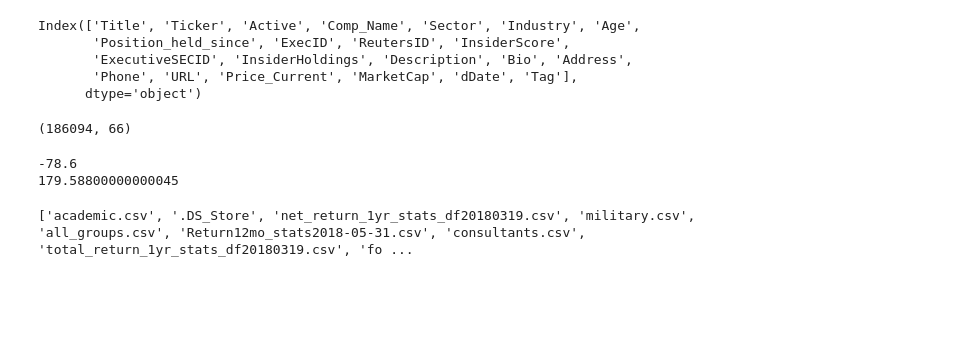
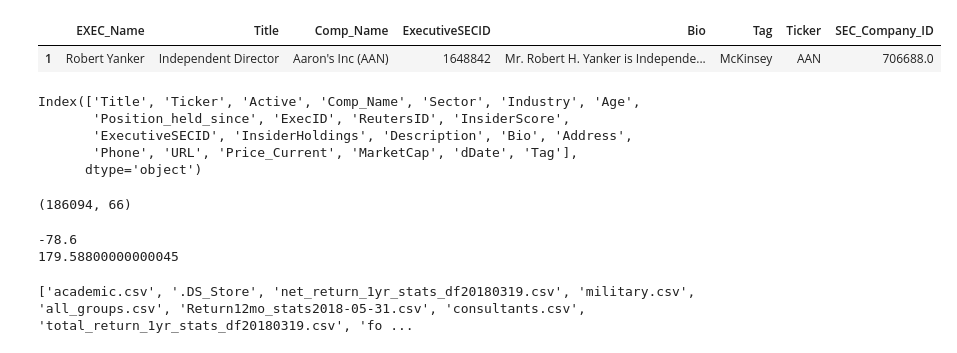
Before and after one commit to XueyingDing/Intern-Code-Share, a Jupyter notebook: Explore_Intern_Data.ipynb, the cells around one changed output. Drawn from its saved outputs; the diff is of its cells as text; code cells hidden in the pictures; blank space fills up the shorter version.

```diff
--- a/Explore_Intern_Data.ipynb
+++ b/Explore_Intern_Data.ipynb
@@ -18,9 +18,17 @@ def read_raw_trans(root, file_name, file_head):
     :return: the formatted file
     """
     trans_df = pd.read_table(os.path.join(root, file_name), sep=',', header=None)
+    trans_df = trans_df[~(trans_df[1].isna() | trans_df[2].isna() | trans_df[13].isna() | trans_df[64].isna())]
     header = pd.read_table(os.path.join(root, file_head), sep=',', header=None)
     trans_df.columns = list(header[0])
-    trans_df.dropna(inplace=True)
+#     trans_df.dropna(inplace=True)
+
+#correct the 'sector beating'
+# summary$`beating sector` <- ifelse(summary$Position * summary$net_return_1yr > 0,1,0)
+
+    temp = trans_df['Position (Buy or Sell)'] * trans_df['net_return_1yr']
+    trans_df['beating sector'] = temp.transform(lambda x: 1 if x > 0 else 0)
+
     if 'Date' not in trans_df.columns:
         trans_df['Date'] = pd.to_datetime(
             (trans_df['Year'] * 10000 + trans_df['Month'] * 100 + trans_df['Day']).map(str))
@@ -36,7 +44,7 @@ def read_raw_trans(root, file_name, file_head):
 
 
 def exclude_outliers(trans_df, price_cut=1, options=False, market_cap_thre=0, cols_to_trim=None,
-                     thre_truncation=10,
+                     thre_truncation=3,
                      iter_truncation=5,
                      thre_wins_upper=99,
                      thre_wins_lower=1):
@@ -64,13 +72,13 @@ def exclude_outliers(trans_df, price_cut=1, options=False, market_cap_thre=0, co
         lower_bound = np.percentile(a=trans_df[col_to_trim], q=thre_wins_lower)
         upper_bound = np.percentile(a=trans_df[col_to_trim], q=thre_wins_upper)
 
-        while iter_truncation > 0:
-            trans_df[col_to_trim + '_z'] = trans_df[col_to_trim].transform(lambda x: (x - x.mean()) / x.std())
-            trans_df = trans_df[trans_df[col_to_trim + '_z'] < thre_truncation]
-            iter_truncation = iter_truncation - 1
+#         while iter_truncation > 0:
+        trans_df[col_to_trim + '_z'] = trans_df[col_to_trim].transform(lambda x: (x - x.mean()) / x.std())
+        trans_df = trans_df[np.abs(trans_df[col_to_trim + '_z']) < thre_truncation]
+        iter_truncation = iter_truncation - 1
 
-        trans_df.loc[trans_df[col_to_trim] >= upper_bound, col_to_trim] = upper_bound
-        trans_df.loc[trans_df[col_to_trim] <= lower_bound, col_to_trim] = lower_bound
+#             trans_df.loc[trans_df[col_to_trim] >= upper_bound, col_to_trim] = upper_bound
+#             trans_df.loc[trans_df[col_to_trim] <= lower_bound, col_to_trim] = lower_bound
 
     return trans_df
 
@@ -90,7 +98,8 @@ def get_insider_groups(gp_list, root, comp_secid):
     for f in files:
         if any(name in f for name in gp_list):
             grouped_insider = pd.read_csv(os.path.join(os.getcwd(), 'data_out', f), index_col=0, encoding='latin1')
-            grouped_insider.dropna(inplace=True)
+#             grouped_insider.dropna(inplace=True)
+            grouped_insider = grouped_insider[~(grouped_insider['ExecutiveSECID'].isna() | grouped_insider['SEC_Company_ID'].isna())]
             if 'SEC_Company_ID' not in grouped_insider.columns:
                 grouped_insider = grouped_insider.merge(comp_secid_df, on='Ticker', how='left')
             gps.append(grouped_insider)
@@ -338,3 +404,8 @@ trans_df.shape
+# %%
+groups[1][groups[1]['EXEC_Name'] == "Robert Yanker"]
+# %% [output]
+|  | EXEC_Name | Title | Comp_Name | ExecutiveSECID | Bio | Tag | Ticker | SEC_Company_ID |
+| 1 | Robert Yanker | Independent Director | Aaron's Inc (AAN) | 1648842 | Mr. Robert H. Yanker is Independe... | McKinsey | AAN | 706688.0 |
 # %%
 # grouped = pd.read_table(os.path.join(os.getcwd(), 'data_out/all_groups.csv'), sep=',', header=0, index_col=0)
 # grouped.head()
```
Also changed, not shown: parts of 7 cells of this notebook.
